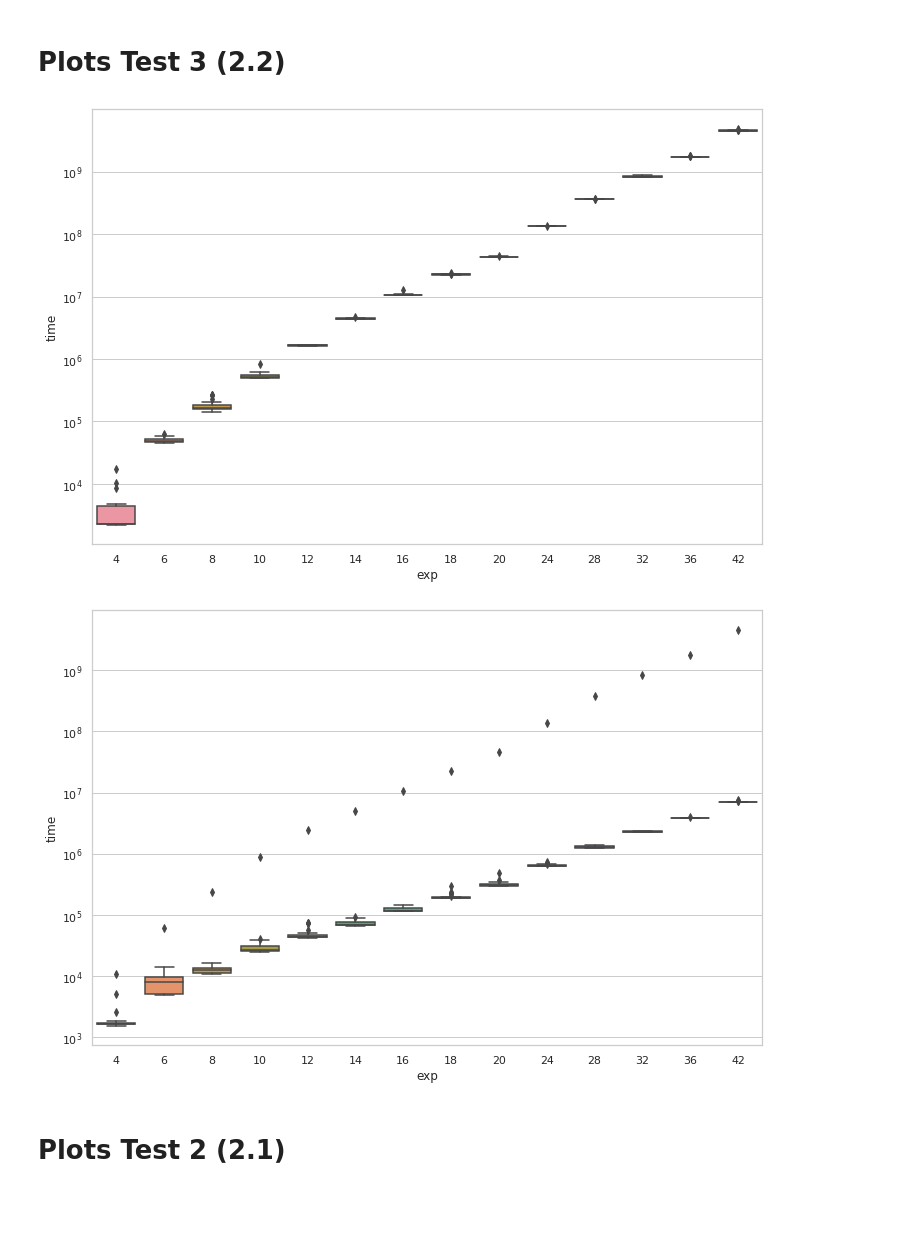
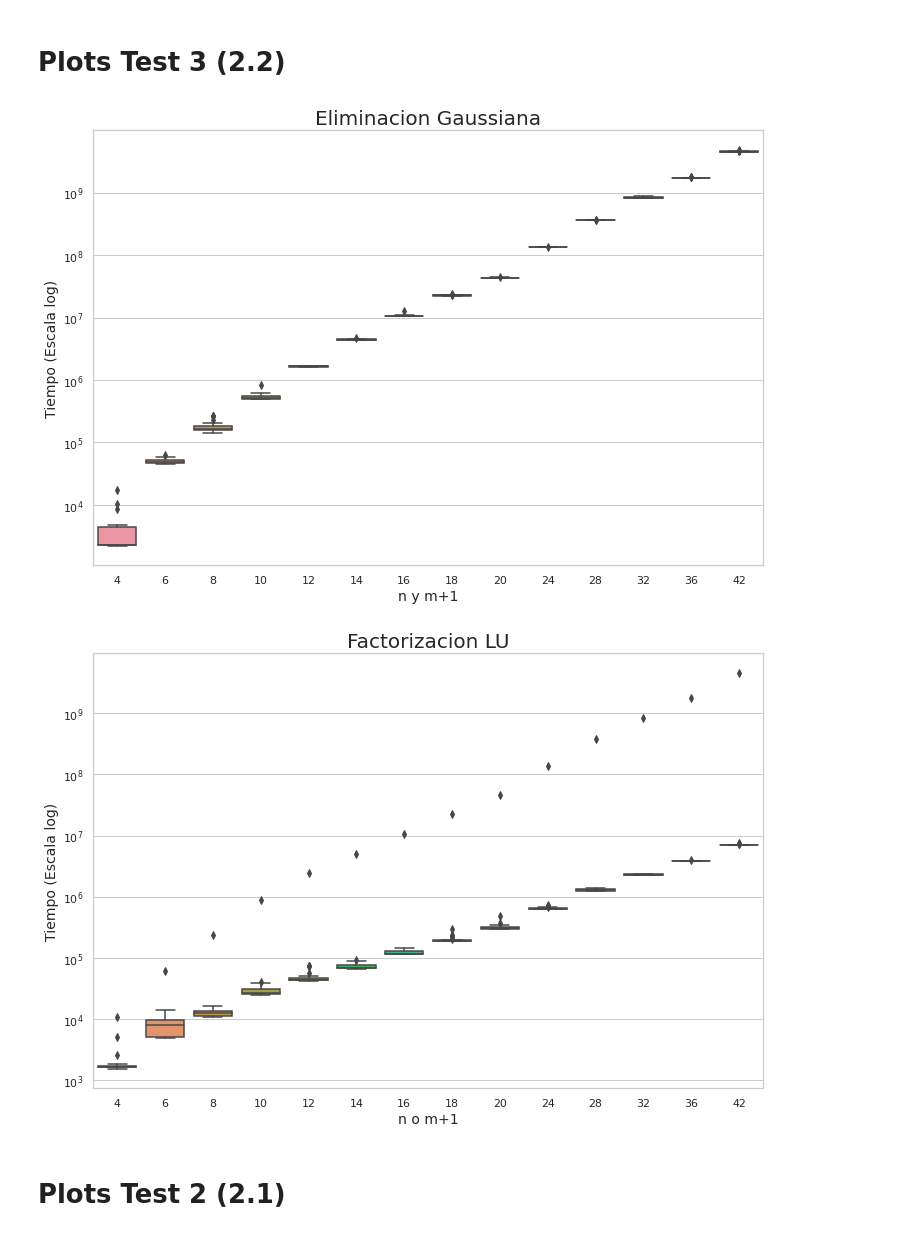
Before and after one commit to pablolp99/mn-tp1, a Jupyter notebook: experiments/plots.ipynb, the cells around one changed output. Drawn from its saved outputs; the diff is of its cells as text; code cells hidden in the pictures; blank space fills up the shorter version.

```diff
--- a/experiments/plots.ipynb
+++ b/experiments/plots.ipynb
@@ -105,17 +105,23 @@ rcParams['figure.figsize'] = 12,8
 # %%
 sns.set_theme(style="whitegrid")
 ax = sns.boxplot(x="exp", y="time", data=df_eg)
 plt.yscale('log')
-# plt.savefig("plots/30_EG_times.png")
+plt.ylabel('Tiempo (Escala log)', fontsize=14)
+plt.xlabel('n y m+1', fontsize=14)
+plt.title('Eliminacion Gaussiana', fontsize=20)
+plt.savefig("plots/2_EG_times.png")
 # %% [output]
-[figure, old version]
+[figure, new version]
 # %%
 sns.set_theme(style="whitegrid")
 ax = sns.boxplot(x="exp", y="time", data=df_lu)
 plt.yscale('log')
-# plt.savefig("plots/30_LU_times.png")
+plt.ylabel('Tiempo (Escala log)', fontsize=14)
+plt.xlabel('n o m+1', fontsize=14)
+plt.title('Factorizacion LU', fontsize=20)
+plt.savefig("plots/2_LU_times.png")
 # %% [output]
-[figure, old version]
+[figure, new version]
 # %% [markdown]
 # Plots Test 2 (2.1)
 # %%
```
Also changed, not shown: parts of 7 cells of this notebook, 4 other files.
